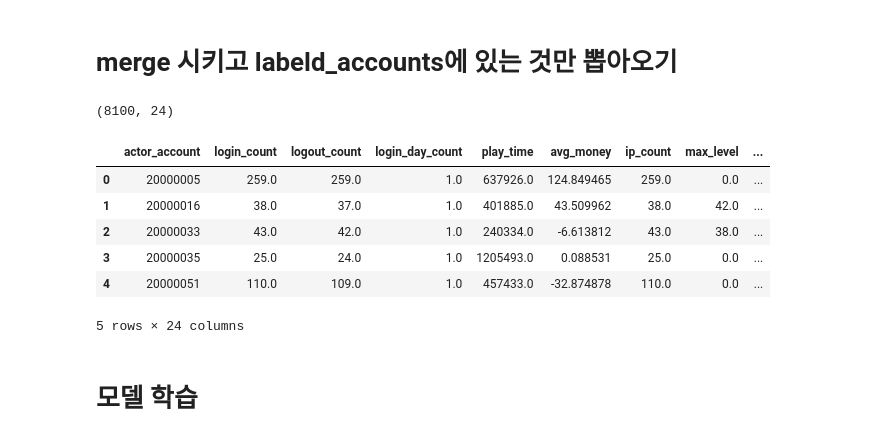
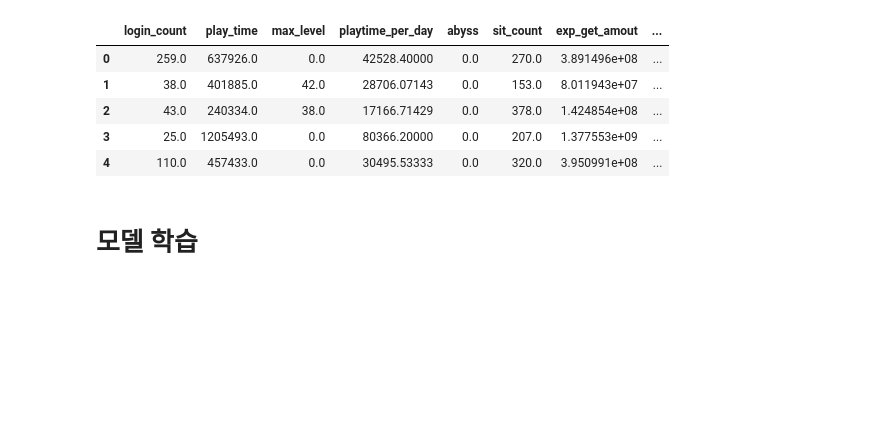
Before and after one commit to laplaisanterie/Game-bot-detection, a Jupyter notebook: final data & analysis/Game_bot_detection_data_analysis.ipynb, the cells around one changed output. Saved outputs shown, nothing was run; the diff lists cells and outputs as text; code cells hidden in the pictures; blank space fills up the shorter version.

```diff
--- a/final data & analysis/Game_bot_detection_data_analysis.ipynb
+++ b/final data & analysis/Game_bot_detection_data_analysis.ipynb
@@ -9,2 +10,0 @@ labeled_accounts = pd.read_csv('labeled_accounts.csv', engine='python')
-# %% [markdown]
-# merge 시키고 labeld_accounts에 있는 것만 뽑아오기
@@ -14,17 +11,26 @@ final = pd.merge(final, Group_activity, how='outer',  on = "actor_account")
-# %%
-final = pd.merge(final, labeled_accounts, how='inner', on = 'actor_account')
-final.fillna(0, inplace=True)
-print(final.shape)
-final.head()
-# %% [output]
-(8100, 24)
-|  | actor_account | login_count | logout_count | login_day_count | play_time | avg_money | ip_count | max_level | ... |
-| 0 | 20000005 | 259.0 | 259.0 | 1.0 | 637926.0 | 124.849465 | 259.0 | 0.0 | ... |
-| 1 | 20000016 | 38.0 | 37.0 | 1.0 | 401885.0 | 43.509962 | 38.0 | 42.0 | ... |
-| 2 | 20000033 | 43.0 | 42.0 | 1.0 | 240334.0 | -6.613812 | 43.0 | 38.0 | ... |
-| 3 | 20000035 | 25.0 | 24.0 | 1.0 | 1205493.0 | 0.088531 | 25.0 | 0.0 | ... |
-| 4 | 20000051 | 110.0 | 109.0 | 1.0 | 457433.0 | -32.874878 | 110.0 | 0.0 | ... |
-5 rows × 24 columns
+# %%
+dataset_with_perday = pd.read_csv('dataset_with_perday.csv', engine='python')
+data_perday_alpha = pd.read_csv('data_perday_alpha.csv', engine='python')
+#fill na
+dataset_with_perday.fillna(0, inplace = True)
+# There are inf values. Change it to max value in the column
+for i in dataset_with_perday.columns:
+    dataset_with_perday.loc[dataset_with_perday[i] == np.inf, i] = np.nan
+    dataset_with_perday.loc[np.isnan(dataset_with_perday[i]), i] = max(dataset_with_perday[i])
+
+for i in data_perday_alpha.columns:
+    data_perday_alpha.loc[data_perday_alpha[i] == np.inf, i] = np.nan
+    data_perday_alpha.loc[np.isnan(data_perday_alpha[i]), i] = max(data_perday_alpha[i])
+
+del data_perday_alpha['Unnamed: 0']
+data_perday_alpha.head()
+# %% [output]
+|  | login_count | play_time | max_level | playtime_per_day | abyss | sit_count | exp_get_amout | ... |
+| 0 | 259.0 | 637926.0 | 0.0 | 42528.40000 | 0.0 | 270.0 | 3.891496e+08 | ... |
+| 1 | 38.0 | 401885.0 | 42.0 | 28706.07143 | 0.0 | 153.0 | 8.011943e+07 | ... |
+| 2 | 43.0 | 240334.0 | 38.0 | 17166.71429 | 0.0 | 378.0 | 1.424854e+08 | ... |
+| 3 | 25.0 | 1205493.0 | 0.0 | 80366.20000 | 0.0 | 207.0 | 1.377553e+09 | ... |
+| 4 | 110.0 | 457433.0 | 0.0 | 30495.53333 | 0.0 | 320.0 | 3.950991e+08 | ... |
 # %% [markdown]
 # 모델 학습
 # %%
```
Also changed, not shown: parts of 24 cells of this notebook.
